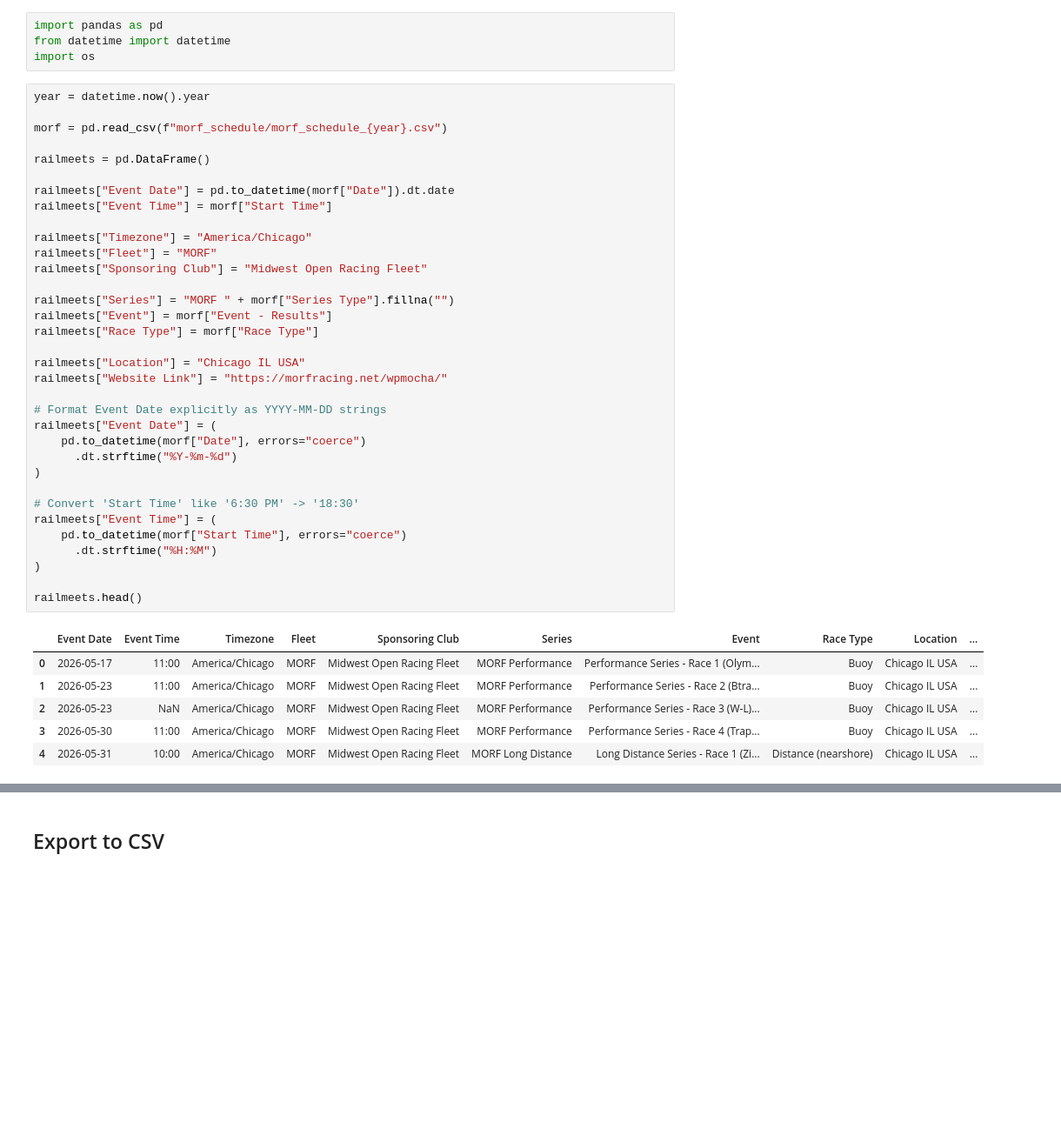
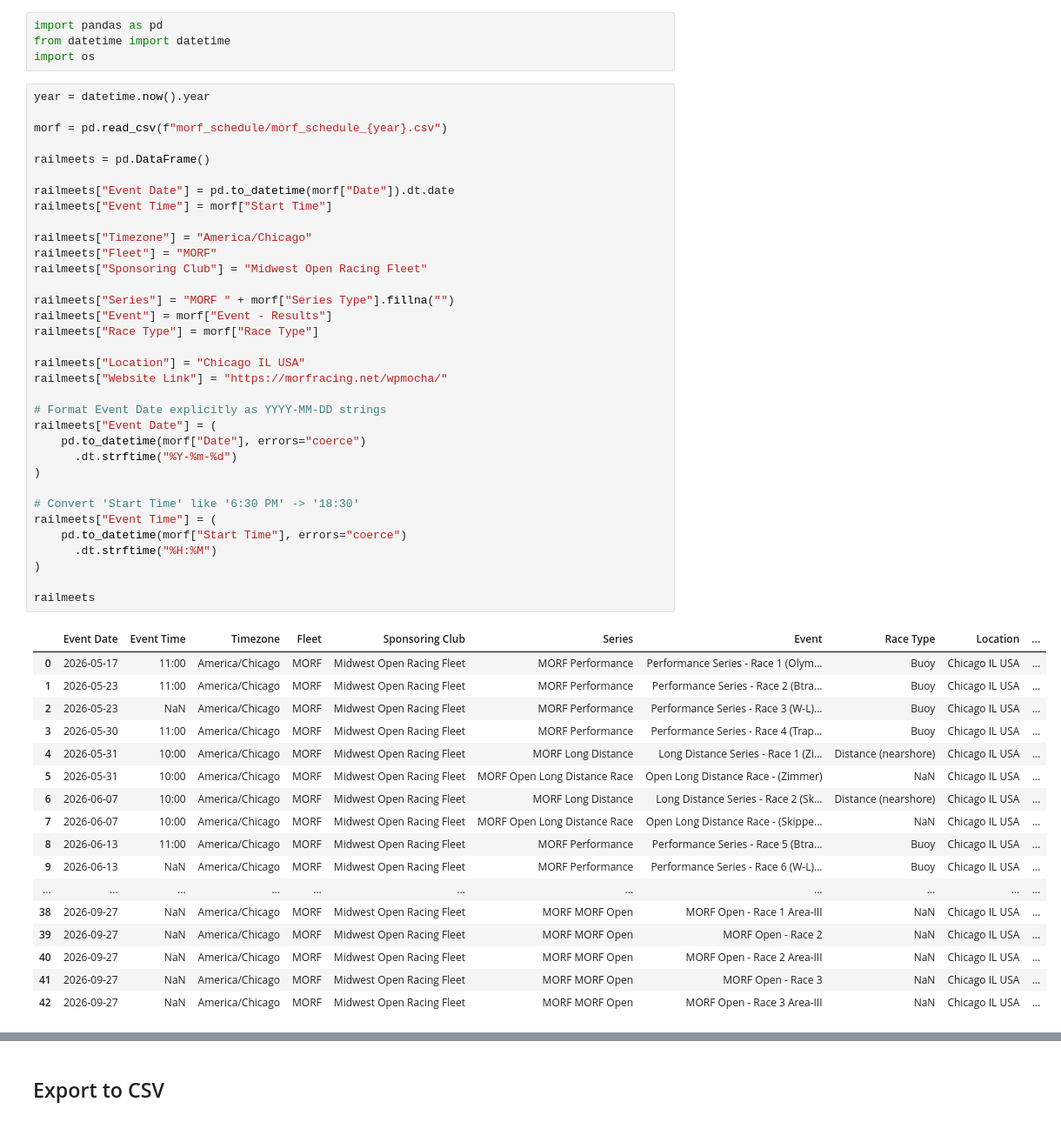
Before and after one commit to DrakeData/morf_to_railmeets, a Jupyter notebook: 2_morf_to_railmeets.ipynb, the cells around one changed output, grey strips where cells are left out. Shown at 87% size. Saved outputs shown, nothing was run; the diff lists cells and outputs as text; blank space fills up the shorter version.

```diff
--- a/2_morf_to_railmeets.ipynb
+++ b/2_morf_to_railmeets.ipynb
@@ -17,31 +17,42 @@ railmeets["Event Time"] = morf["Start Time"]
 railmeets["Timezone"] = "America/Chicago"
 railmeets["Fleet"] = "MORF"
 railmeets["Sponsoring Club"] = "Midwest Open Racing Fleet"
 
 railmeets["Series"] = "MORF " + morf["Series Type"].fillna("")
 railmeets["Event"] = morf["Event - Results"]
 railmeets["Race Type"] = morf["Race Type"]
 
 railmeets["Location"] = "Chicago IL USA"
 railmeets["Website Link"] = "https://morfracing.net/wpmocha/"
 
 # Format Event Date explicitly as YYYY-MM-DD strings
 railmeets["Event Date"] = (
     pd.to_datetime(morf["Date"], errors="coerce")
       .dt.strftime("%Y-%m-%d")
 )
 
 # Convert 'Start Time' like '6:30 PM' -> '18:30'
 railmeets["Event Time"] = (
     pd.to_datetime(morf["Start Time"], errors="coerce")
       .dt.strftime("%H:%M")
 )
 
-railmeets.head()
+railmeets
 # %% [output]
 |  | Event Date | Event Time | Timezone | Fleet | Sponsoring Club | Series | Event | Race Type | Location | ... |
 | 0 | 2026-05-17 | 11:00 | America/Chicago | MORF | Midwest Open Racing Fleet | MORF Performance | Performance Series - Race 1 (Olym... | Buoy | Chicago IL USA | ... |
 | 1 | 2026-05-23 | 11:00 | America/Chicago | MORF | Midwest Open Racing Fleet | MORF Performance | Performance Series - Race 2 (Btra... | Buoy | Chicago IL USA | ... |
 | 2 | 2026-05-23 | NaN | America/Chicago | MORF | Midwest Open Racing Fleet | MORF Performance | Performance Series - Race 3 (W-L)... | Buoy | Chicago IL USA | ... |
 | 3 | 2026-05-30 | 11:00 | America/Chicago | MORF | Midwest Open Racing Fleet | MORF Performance | Performance Series - Race 4 (Trap... | Buoy | Chicago IL USA | ... |
 | 4 | 2026-05-31 | 10:00 | America/Chicago | MORF | Midwest Open Racing Fleet | MORF Long Distance | Long Distance Series - Race 1 (Zi... | Distance (nearshore) | Chicago IL USA | ... |
+| 5 | 2026-05-31 | 10:00 | America/Chicago | MORF | Midwest Open Racing Fleet | MORF Open Long Distance Race | Open Long Distance Race - (Zimmer) | NaN | Chicago IL USA | ... |
+| 6 | 2026-06-07 | 10:00 | America/Chicago | MORF | Midwest Open Racing Fleet | MORF Long Distance | Long Distance Series - Race 2 (Sk... | Distance (nearshore) | Chicago IL USA | ... |
+| 7 | 2026-06-07 | 10:00 | America/Chicago | MORF | Midwest Open Racing Fleet | MORF Open Long Distance Race | Open Long Distance Race - (Skippe... | NaN | Chicago IL USA | ... |
+| 8 | 2026-06-13 | 11:00 | America/Chicago | MORF | Midwest Open Racing Fleet | MORF Performance | Performance Series - Race 5 (Btra... | Buoy | Chicago IL USA | ... |
+| 9 | 2026-06-13 | NaN | America/Chicago | MORF | Midwest Open Racing Fleet | MORF Performance | Performance Series - Race 6 (W-L)... | Buoy | Chicago IL USA | ... |
+| ... | ... | ... | ... | ... | ... | ... | ... | ... | ... | ... |
+| 38 | 2026-09-27 | NaN | America/Chicago | MORF | Midwest Open Racing Fleet | MORF MORF Open | MORF Open - Race 1 Area-III | NaN | Chicago IL USA | ... |
+| 39 | 2026-09-27 | NaN | America/Chicago | MORF | Midwest Open Racing Fleet | MORF MORF Open | MORF Open - Race 2 | NaN | Chicago IL USA | ... |
+| 40 | 2026-09-27 | NaN | America/Chicago | MORF | Midwest Open Racing Fleet | MORF MORF Open | MORF Open - Race 2 Area-III | NaN | Chicago IL USA | ... |
+| 41 | 2026-09-27 | NaN | America/Chicago | MORF | Midwest Open Racing Fleet | MORF MORF Open | MORF Open - Race 3 | NaN | Chicago IL USA | ... |
+| 42 | 2026-09-27 | NaN | America/Chicago | MORF | Midwest Open Racing Fleet | MORF MORF Open | MORF Open - Race 3 Area-III | NaN | Chicago IL USA | ... |
```
Also changed, not shown: parts of 1 cell of this notebook, 3 other files.
